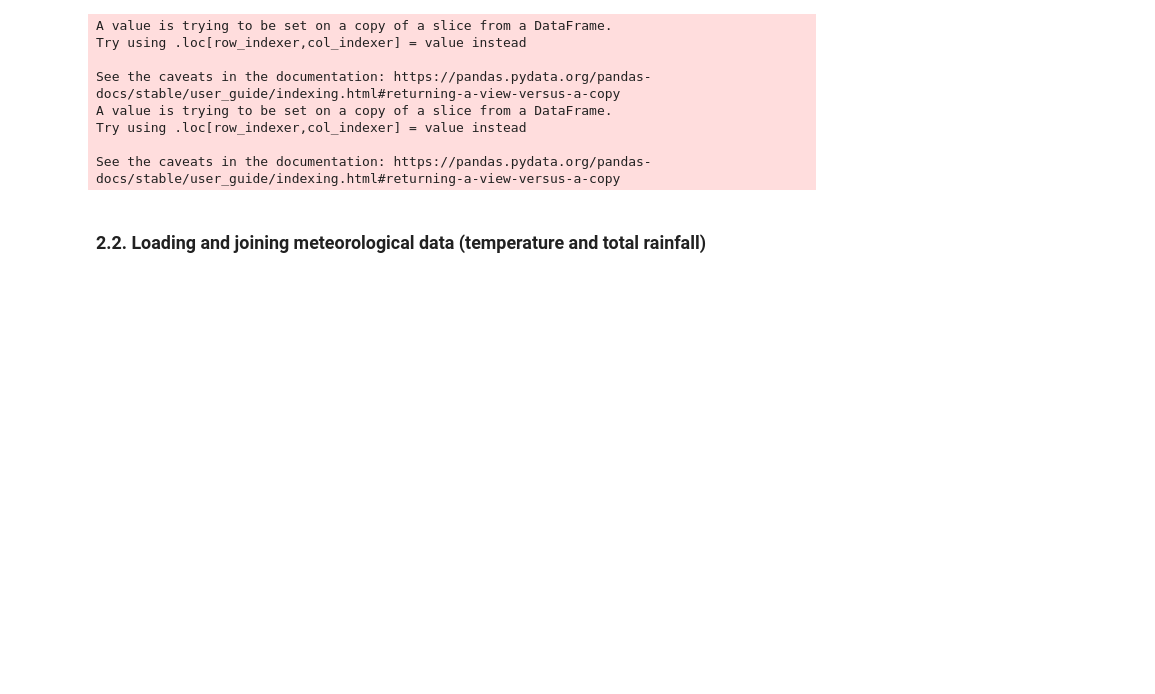
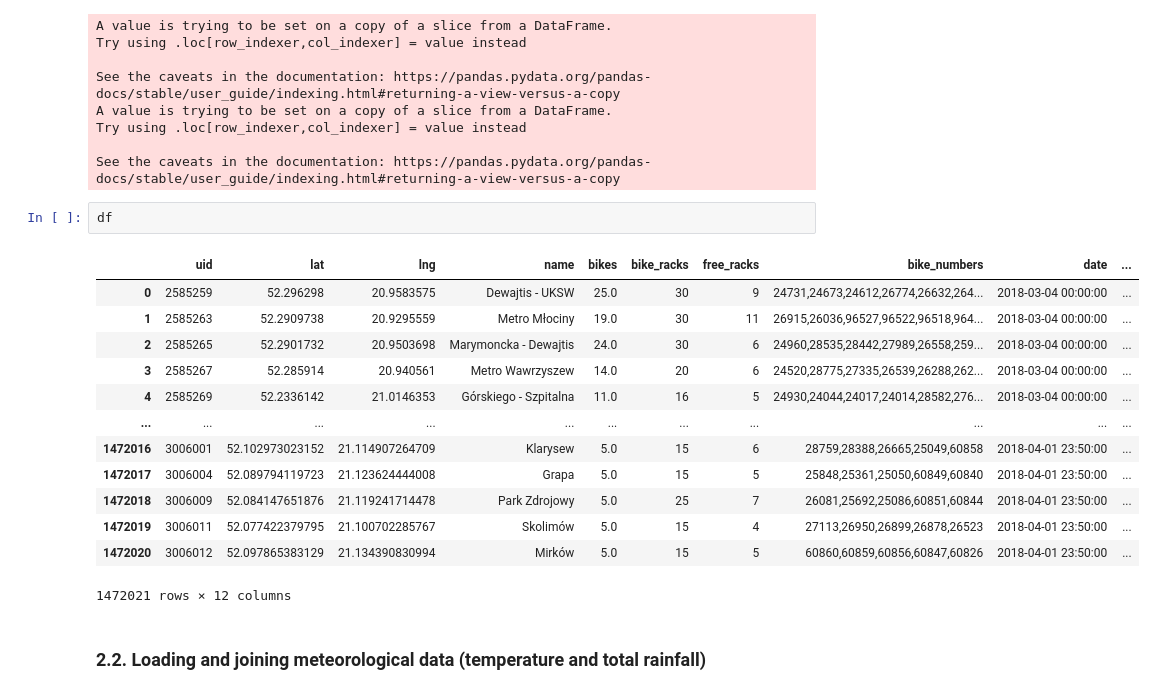
Before and after one commit to piekarsky/Exploratory-Data-Analysis-of-Bike-Sharing-Systems-in-Warsaw, a Jupyter notebook: source.ipynb, the cells around one changed output. Drawn from its saved outputs; the diff is of its cells as text; blank space fills up the shorter version.

```diff
--- a/source.ipynb
+++ b/source.ipynb
@@ -92,6 +92,22 @@ A value is trying to be set on a copy of a slice from a DataFrame.
 Try using .loc[row_indexer,col_indexer] = value instead
 
 See the caveats in the documentation: https://pandas.pydata.org/pandas-docs/stable/user_guide/indexing.html#returning-a-view-versus-a-copy
+# %%
+df
+# %% [output]
+|  | uid | lat | lng | name | bikes | bike_racks | free_racks | bike_numbers | date | ... |
+| 0 | 2585259 | 52.296298 | 20.9583575 | Dewajtis - UKSW | 25.0 | 30 | 9 | 24731,24673,24612,26774,26632,264... | 2018-03-04 00:00:00 | ... |
+| 1 | 2585263 | 52.2909738 | 20.9295559 | Metro Młociny | 19.0 | 30 | 11 | 26915,26036,96527,96522,96518,964... | 2018-03-04 00:00:00 | ... |
+| 2 | 2585265 | 52.2901732 | 20.9503698 | Marymoncka - Dewajtis | 24.0 | 30 | 6 | 24960,28535,28442,27989,26558,259... | 2018-03-04 00:00:00 | ... |
+| 3 | 2585267 | 52.285914 | 20.940561 | Metro Wawrzyszew | 14.0 | 20 | 6 | 24520,28775,27335,26539,26288,262... | 2018-03-04 00:00:00 | ... |
+| 4 | 2585269 | 52.2336142 | 21.0146353 | Górskiego - Szpitalna | 11.0 | 16 | 5 | 24930,24044,24017,24014,28582,276... | 2018-03-04 00:00:00 | ... |
+| ... | ... | ... | ... | ... | ... | ... | ... | ... | ... | ... |
+| 1472016 | 3006001 | 52.102973023152 | 21.114907264709 | Klarysew | 5.0 | 15 | 6 | 28759,28388,26665,25049,60858 | 2018-04-01 23:50:00 | ... |
+| 1472017 | 3006004 | 52.089794119723 | 21.123624444008 | Grapa | 5.0 | 15 | 5 | 25848,25361,25050,60849,60840 | 2018-04-01 23:50:00 | ... |
+| 1472018 | 3006009 | 52.084147651876 | 21.119241714478 | Park Zdrojowy | 5.0 | 25 | 7 | 26081,25692,25086,60851,60844 | 2018-04-01 23:50:00 | ... |
+| 1472019 | 3006011 | 52.077422379795 | 21.100702285767 | Skolimów | 5.0 | 15 | 4 | 27113,26950,26899,26878,26523 | 2018-04-01 23:50:00 | ... |
+| 1472020 | 3006012 | 52.097865383129 | 21.134390830994 | Mirków | 5.0 | 15 | 5 | 60860,60859,60856,60847,60826 | 2018-04-01 23:50:00 | ... |
+1472021 rows × 12 columns
 # %% [markdown]
 ### 2.2. Loading and joining meteorological data (temperature and total rainfall)
 # %%
```
Also changed, not shown: parts of 17 cells of this notebook.
